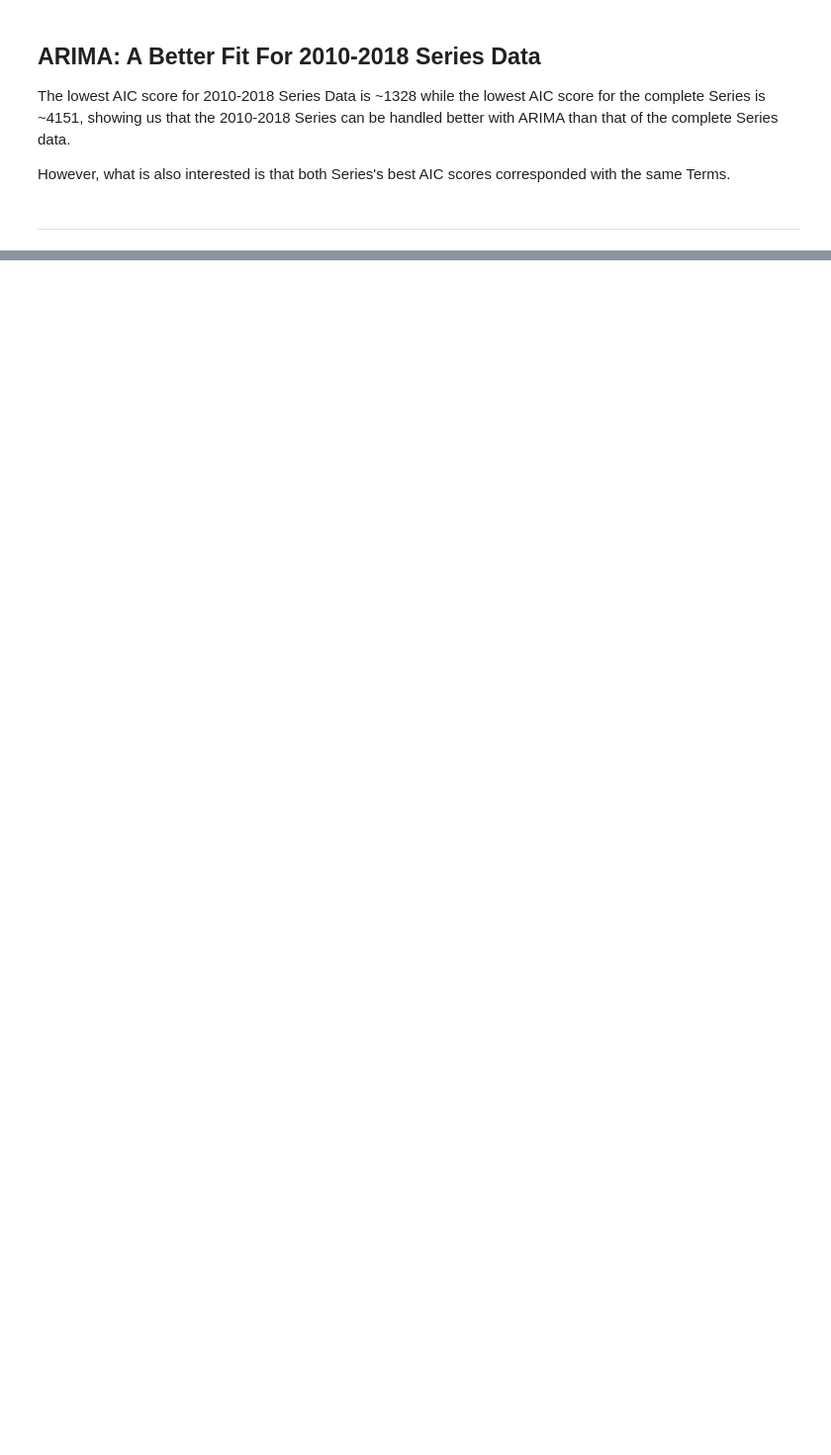
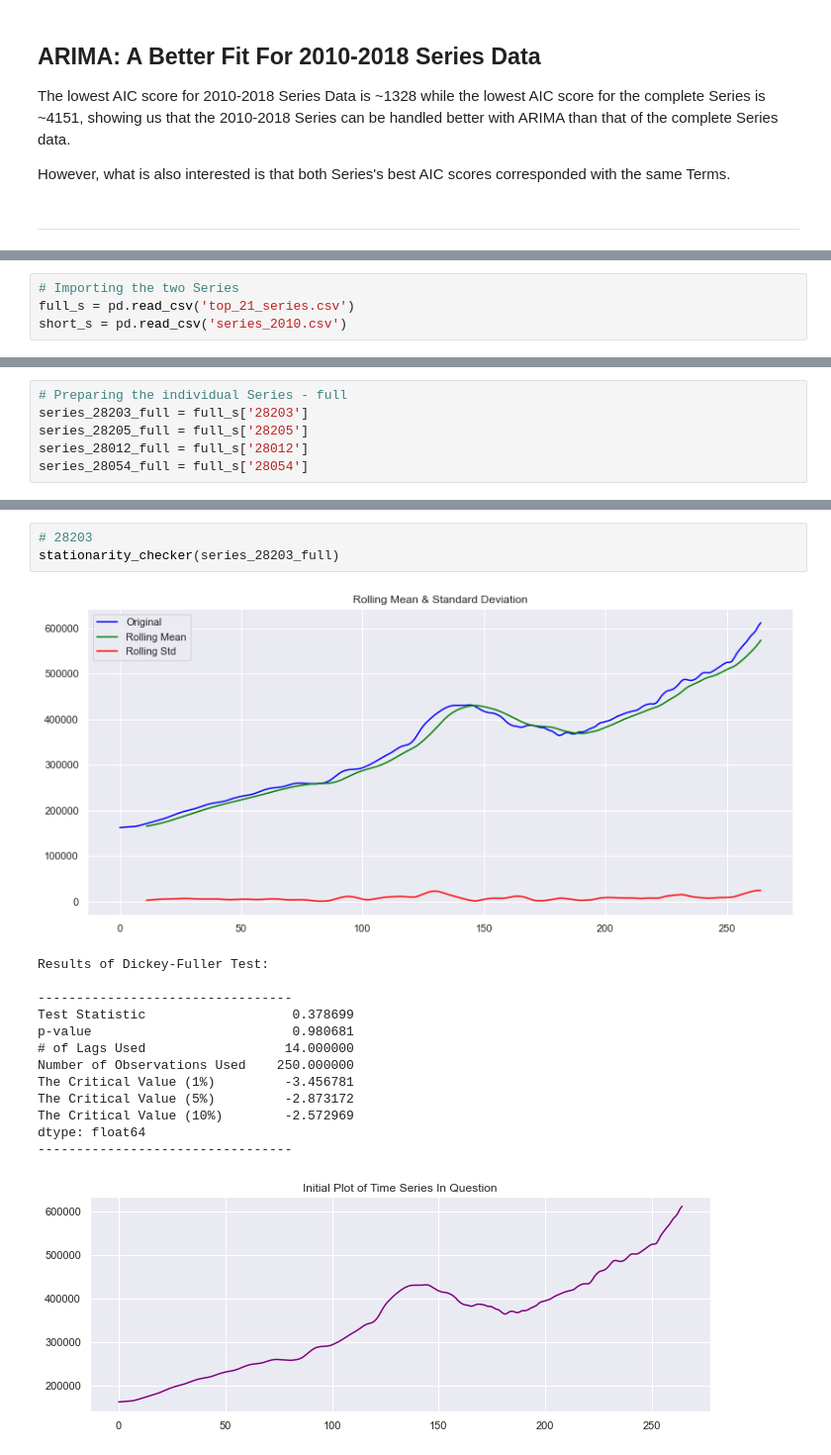
Before and after one commit to emel333/time_series_home_prices, a Jupyter notebook: modeling-sarima.ipynb, the cells around one changed output, grey strips where cells are left out. Shown: that part at 99% size. Drawn from its saved outputs; the diff is of its cells as text; blank space fills up the shorter version.

```diff
--- a/modeling-sarima.ipynb
+++ b/modeling-sarima.ipynb
@@ -226,0 +370,4 @@ def comparing_series(series1,series2):
+# %%
+# Importing the two Series
+full_s = pd.read_csv('top_21_series.csv')
+short_s = pd.read_csv('series_2010.csv')
@@ -226,0 +417,6 @@ def comparing_series(series1,series2):
+# %%
+# Preparing the individual Series - full
+series_28203_full = full_s['28203']
+series_28205_full = full_s['28205']
+series_28012_full = full_s['28012']
+series_28054_full = full_s['28054']
@@ -226,0 +477,18 @@ def comparing_series(series1,series2):
+# %%
+# 28203
+stationarity_checker(series_28203_full)
+# %% [output]
+[figure, added]
+Results of Dickey-Fuller Test:
+
+---------------------------------
+Test Statistic                   0.378699
+p-value                          0.980681
+# of Lags Used                  14.000000
+Number of Observations Used    250.000000
+The Critical Value (1%)         -3.456781
+The Critical Value (5%)         -2.873172
+The Critical Value (10%)        -2.572969
+dtype: float64
+---------------------------------
+[figure, added]
```
Also changed, not shown: parts of 26 cells of this notebook, 5 other files.
